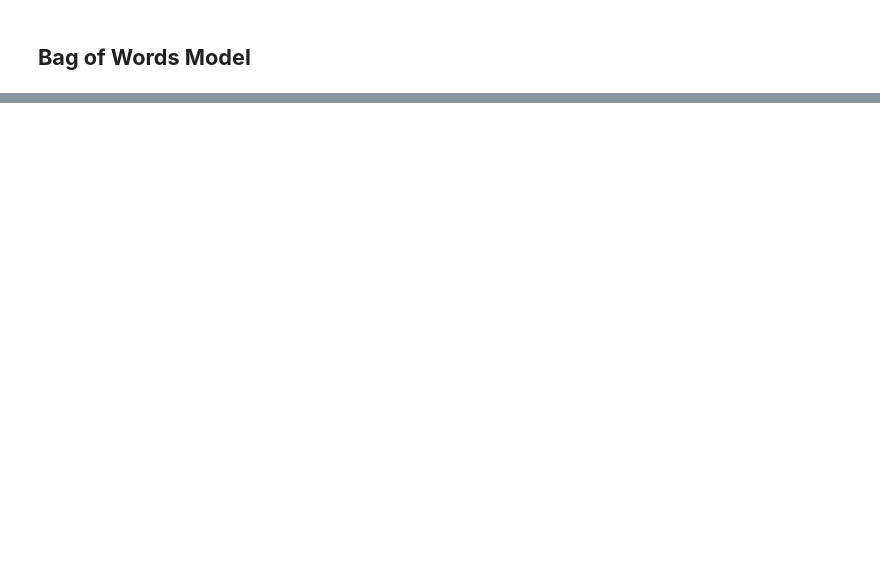
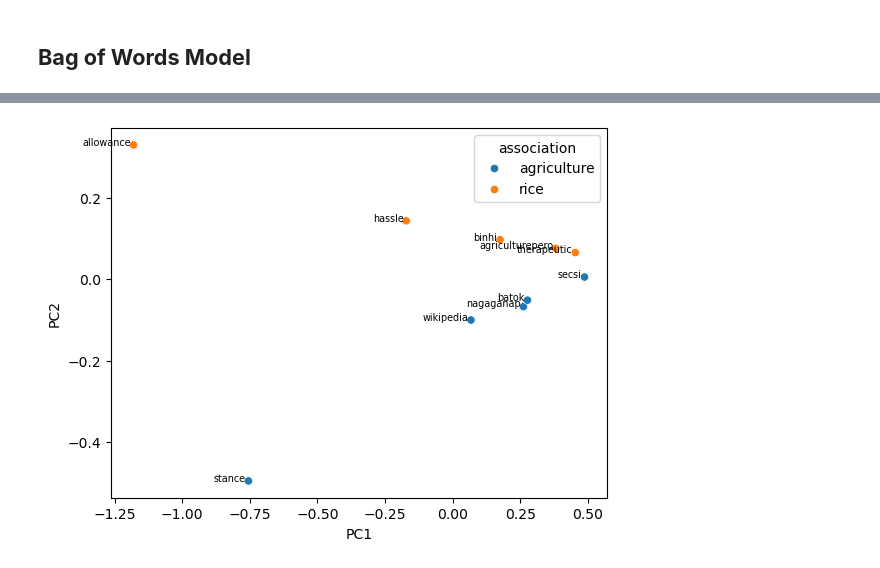
Before and after one commit to louis-uwie/philippine-agriculture-reddit-analysis, a Jupyter notebook: Binwag - PhilippineRedditAgricultureAnalysis/notebook/02-wordembeddings.ipynb, the cells around one changed output, grey strips where cells are left out. Saved outputs shown, nothing was run; the diff lists cells and outputs as text; code cells hidden in the pictures; blank space fills up the shorter version.

```diff
--- a/Binwag - PhilippineRedditAgricultureAnalysis/notebook/02-wordembeddings.ipynb
+++ b/Binwag - PhilippineRedditAgricultureAnalysis/notebook/02-wordembeddings.ipynb
@@ -154,0 +346,3 @@ plot_wordcloud(bow_frequencies, 'Wordcloud using BoW')
+# %%
+words_to_viz = word_set1 + word_set2
+words_to_viz
@@ -154,0 +360,3 @@ plot_wordcloud(bow_frequencies, 'Wordcloud using BoW')
+# %%
+vecs_to_viz = [vectors[word] for word in words_to_viz]
+vecs_to_viz
@@ -154,0 +381,4 @@ plot_wordcloud(bow_frequencies, 'Wordcloud using BoW')
+# %%
+pca = PCA(n_components=2)
+vecs_PCA = pca.fit_transform(vecs_to_viz)
+vecs_PCA
@@ -154,0 +396,13 @@ plot_wordcloud(bow_frequencies, 'Wordcloud using BoW')
+# %%
+vecs_PCA_df = pd.DataFrame(columns=['word', 'association', 'PC1', 'PC2'])
+
+for idx in range(len(words_to_viz)):
+  word = words_to_viz[idx]
+  association = 'agriculture' if word in word_set1 else 'rice'
+  PC1 = vecs_PCA[idx, 0]
+  PC2 = vecs_PCA[idx, 1]
+  new_row = [word, association, PC1, PC2]
+
+  vecs_PCA_df.loc[len(vecs_PCA_df)] = new_row
+
+vecs_PCA_df
@@ -154,0 +421,10 @@ plot_wordcloud(bow_frequencies, 'Wordcloud using BoW')
+# %%
+vecs_viz = sns.scatterplot(data=vecs_PCA_df, x='PC1', y='PC2', hue='association')
+for idx in range(len(words_to_viz)):
+  vecs_viz.text(vecs_PCA_df.PC1[idx] - 0.01, vecs_PCA_df.PC2[idx], vecs_PCA_df.word[idx], horizontalalignment='right',
+                size='x-small', color='black', weight='light')
+vecs_viz
+
+plt.show()
+# %% [output]
+[figure, added]
```
Also changed, not shown: parts of 42 cells of this notebook, 1 other file.
